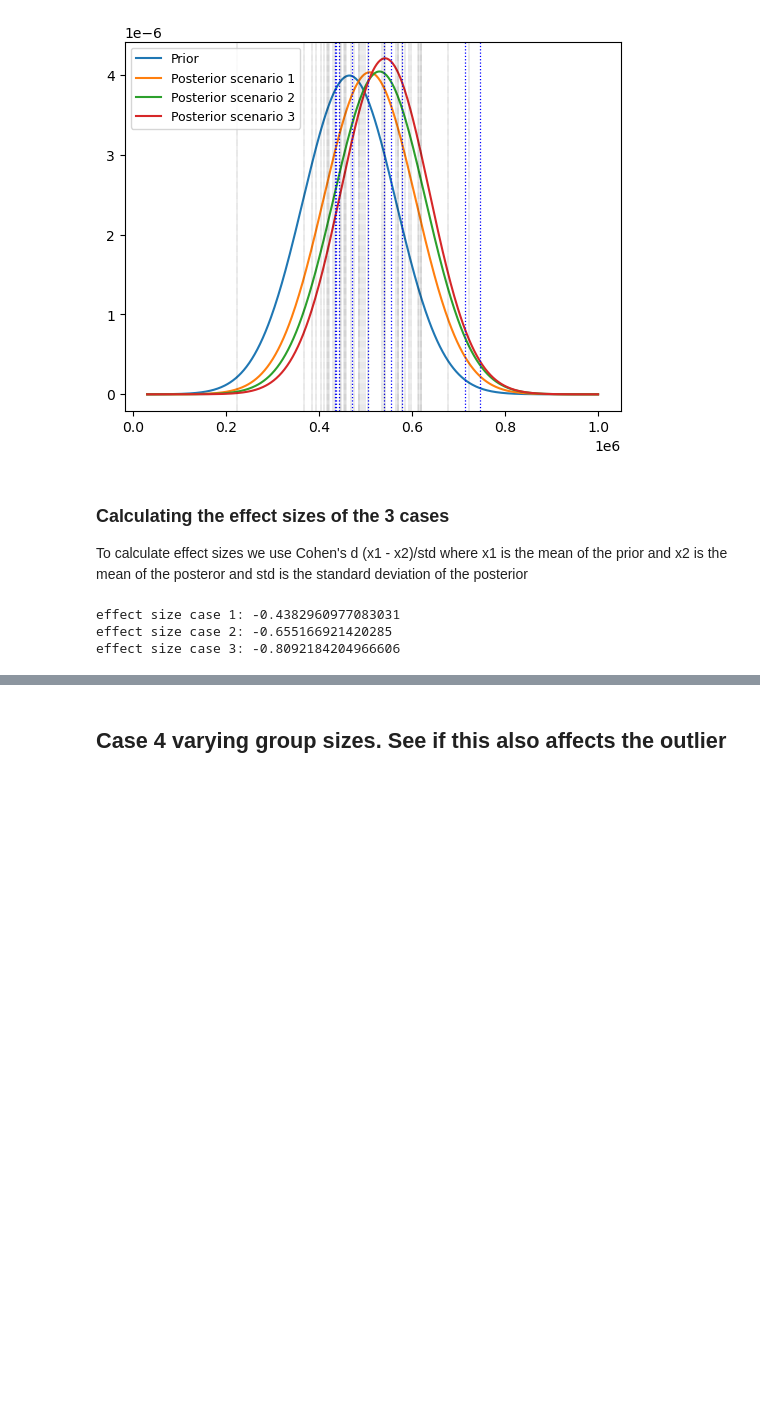
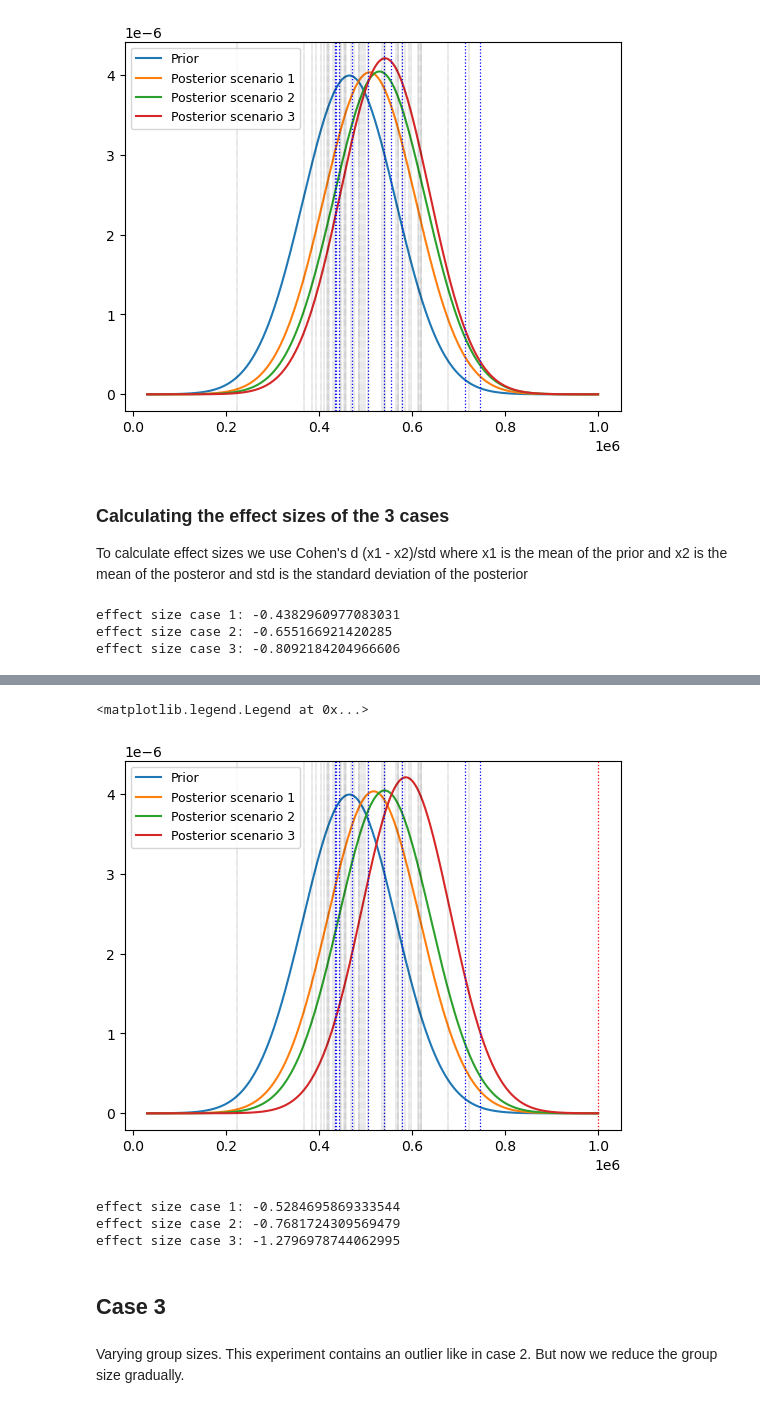
Before and after one commit to RasmusCarl/Privug-SOGA, a Jupyter notebook: MyNotebook.ipynb, the cells around one changed output, grey strips where cells are left out. Drawn from its saved outputs; the diff is of its cells as text; code cells hidden in the pictures; blank space fills up the shorter version.

Commit message:
Draft of experiments

```diff
--- a/MyNotebook.ipynb
+++ b/MyNotebook.ipynb
@@ -97,2 +104,71 @@ effect size case 3: -0.8092184204966606
+# %%
+compiled_case_2_exp1 =SOGA.compile2SOGA('programs/SOGA/Privug/rasmus/Case2/experiment1.soga')
+cfg_case_2_exp1 = SOGA.produce_cfg(compiled_case_2_exp1)
+output_dist_case_2_exp1 = SOGA.start_SOGA(cfg_case_2_exp1)
+
+compiled_case_2_exp2 =SOGA.compile2SOGA('programs/SOGA/Privug/rasmus/Case2/experiment2.soga')
+cfg_case_2_exp2 = SOGA.produce_cfg(compiled_case_2_exp2)
+output_dist_case_2_exp2 = SOGA.start_SOGA(cfg_case_2_exp2)
+
+compiled_case_2_exp3 =SOGA.compile2SOGA('programs/SOGA/Privug/rasmus/Case2/experiment3.soga')
+cfg_case_2_exp3 = SOGA.produce_cfg(compiled_case_2_exp3)
+output_dist_case_2_exp3 = SOGA.start_SOGA(cfg_case_2_exp3)
+# %%
+#The acutal sampled values:
+meanm2130_2 = [999999., 433856., 713989., 471166., 435411., 745048., 577540., 540576., 442278., 504165.]
+meanm3140_2 = [429254., 565260., 490365., 568815., 446628., 417811., 403353., 618130., 454271., 444181.]
+meanm4150_2 = [612930., 486621., 535591., 584664., 467942., 593904., 577935., 366869., 614758., 676634.]
+meanm5160_2 = [421815., 619666., 723055., 498242., 540499., 541263., 494399., 596725., 474274., 504156.]
+meanf2130_2 = [570584., 486264., 433134., 418759., 222708., 455372., 457377., 383811., 394170., 409574.]
+# %%
+x = np.linspace(30000,1000000,500)
+
+prior1 = norm.pdf(x, loc=465000, scale=100000)
+posterior1 = output_dist_case_2_exp1.gm.marg_pdf(x, 0)
+
+prior2 = norm.pdf(x, loc=465000, scale=100000)
+posterior2 = output_dist_case_2_exp2.gm.marg_pdf(x, 0)
+
+prior3 = norm.pdf(x, loc=465000, scale=100000)
+posterior3 = output_dist_case_2_exp3.gm.marg_pdf(x, 0)
+
+plt.plot(x, prior1, label='Prior')
+plt.plot(x, posterior1, label='Posterior scenario 1')
+plt.plot(x, posterior2, label='Posterior scenario 2')
+plt.plot(x, posterior3, label='Posterior scenario 3')
+
+w = 0.3
+w2130 = 0.9
+for val in meanm2130_2:
+    if(val == 999999):
+        plt.axvline( val, color="red",linestyle = 'dotted',linewidth=w2130)
+    else:
+        plt.axvline( val, color="blue",linestyle = 'dotted',linewidth=w2130)
+for val in meanm3140_2:
+    plt.axvline( val, color="black",linestyle = 'dotted',linewidth=w)
+for val in meanm4150_2:
+    plt.axvline( val, color="black",linestyle = 'dotted',linewidth=w)
+for val in meanm5160_2:
+    plt.axvline( val, color="black",linestyle = 'dotted',linewidth=w)
+for val in meanf2130_2:
+    plt.axvline( val, color="black",linestyle = 'dotted',linewidth=w)
+
+plt.legend(loc="upper left",  fontsize="9")
+# %% [output]
+<matplotlib.legend.Legend at 0x...>
+[figure, added]
+# %%
+#Scenario 1
+print(f'effect size case 1: {(465000 - output_dist_case_2_exp1.gm.mean()[0])/np.sqrt(output_dist_case_2_exp1.gm.cov()[0][0])}')
+#Scenario 2
+print(f'effect size case 2: {(465000 - output_dist_case_2_exp2.gm.mean()[0])/np.sqrt(output_dist_case_2_exp2.gm.cov()[0][0])}')
+#Scenario 3
+print(f'effect size case 3: {(465000 - output_dist_case_2_exp3.gm.mean()[0])/np.sqrt(output_dist_case_2_exp3.gm.cov()[0][0])}')
+# %% [output]
+effect size case 1: -0.5284695869333544
+effect size case 2: -0.7681724309569479
+effect size case 3: -1.2796978744062995
 # %% [markdown]
-## Case 4 varying group sizes. See if this also affects the outlier
+## Case 3
+# %% [markdown]
+Varying group sizes. This experiment contains an outlier like in case 2. But now we reduce the group size gradually.
```
Also changed, not shown: parts of 19 cells of this notebook, 18 other files.
